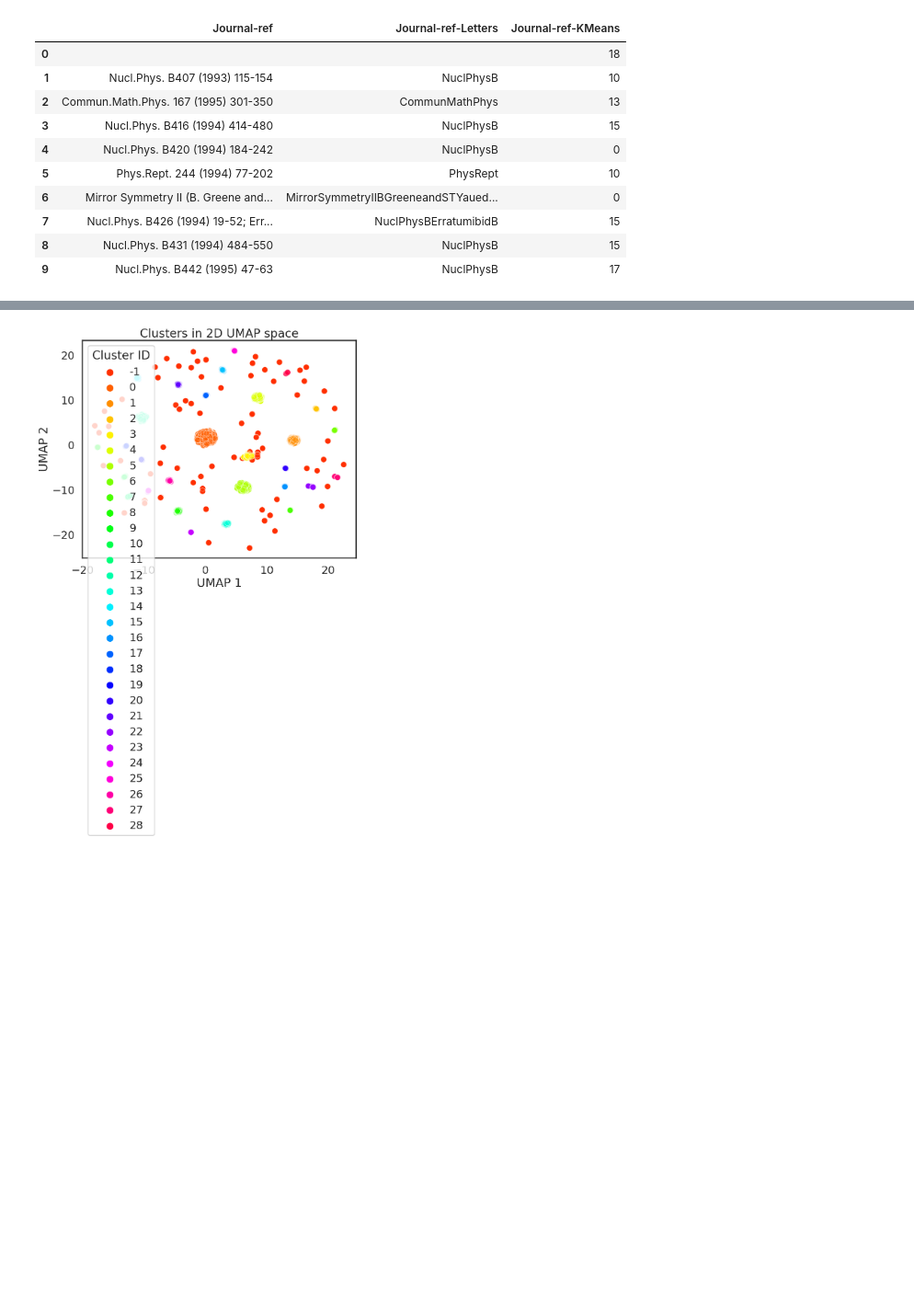
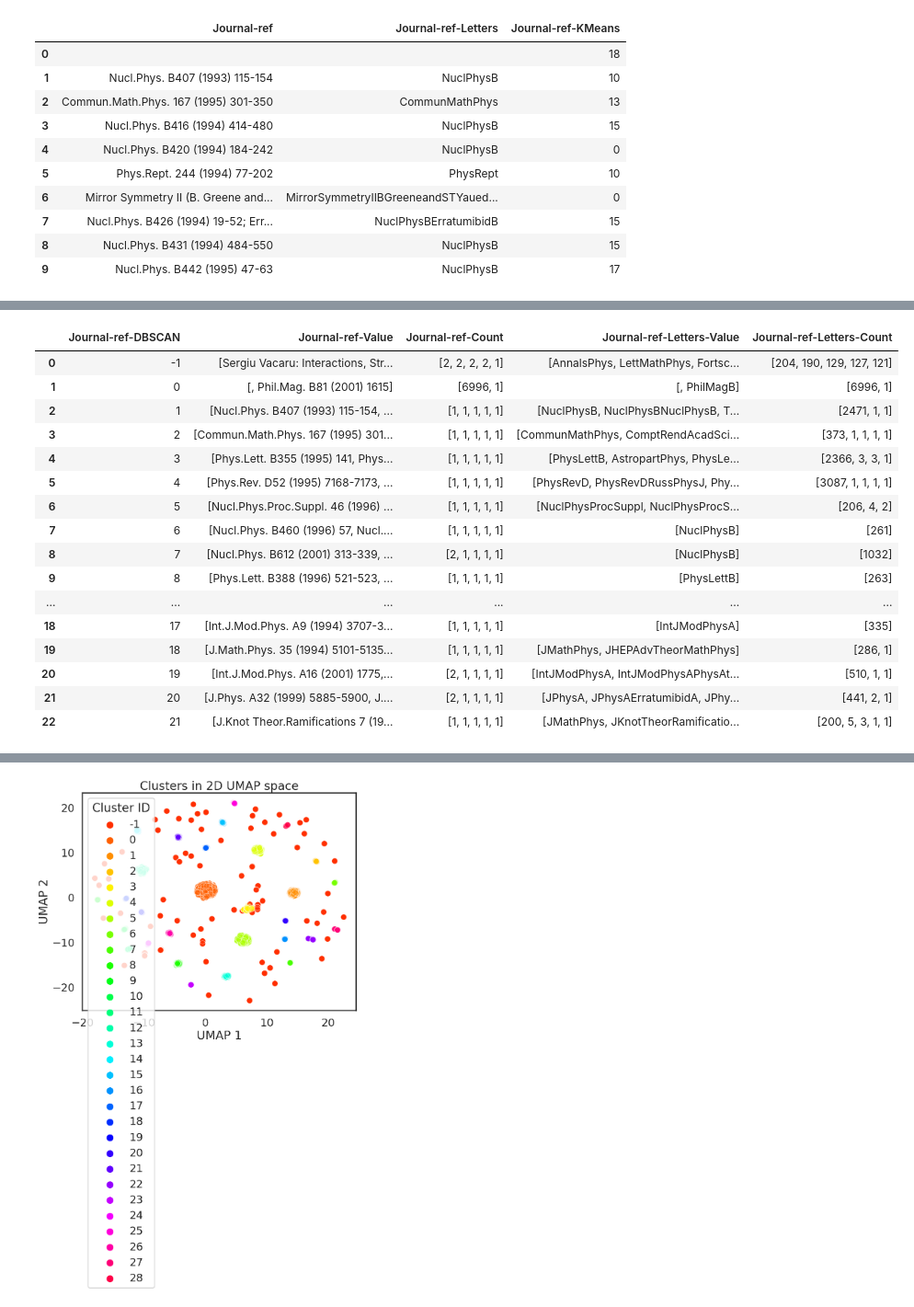
Before and after one commit to Graphlet-AI/graphml-class, a Jupyter notebook: Part 1 - Knowledge Graph Construction.ipynb, the cells around one changed output, grey strips where cells are left out. Shown at 92% size. Drawn from its saved outputs; the diff is of its cells as text; code cells hidden in the pictures; blank space fills up the shorter version.

```diff
--- a/Part 1 - Knowledge Graph Construction.ipynb
+++ b/Part 1 - Knowledge Graph Construction.ipynb
@@ -792 +831,32 @@ np.unique(clusters, return_counts=True)
+# %%
+def get_top_n_values(group, n=5):
+    result = {}
+    for column in ["Journal-ref", "Journal-ref-Letters"]:
+        top_values = group[column].value_counts().nlargest(n)
+        result[f"{column}-Value"] = top_values.index.tolist()
+        result[f"{column}-Count"] = top_values.values.tolist()
+    return pd.Series(result)
+
+# Grouping by 'Journal-ref-DBSCAN' and applying the function
+top_values_df = node_df.groupby("Journal-ref-DBSCAN").apply(get_top_n_values).reset_index()
+
+top_values_df
+# %% [output]
+|  | Journal-ref-DBSCAN | Journal-ref-Value | Journal-ref-Count | Journal-ref-Letters-Value | Journal-ref-Letters-Count |
+| 0 | -1 | [Sergiu Vacaru: Interactions, Str... | [2, 2, 2, 2, 1] | [AnnalsPhys, LettMathPhys, Fortsc... | [204, 190, 129, 127, 121] |
+| 1 | 0 | [, Phil.Mag. B81 (2001) 1615] | [6996, 1] | [, PhilMagB] | [6996, 1] |
+| 2 | 1 | [Nucl.Phys. B407 (1993) 115-154, ... | [1, 1, 1, 1, 1] | [NuclPhysB, NuclPhysBNuclPhysB, T... | [2471, 1, 1] |
+| 3 | 2 | [Commun.Math.Phys. 167 (1995) 301... | [1, 1, 1, 1, 1] | [CommunMathPhys, ComptRendAcadSci... | [373, 1, 1, 1, 1] |
+| 4 | 3 | [Phys.Lett. B355 (1995) 141, Phys... | [1, 1, 1, 1, 1] | [PhysLettB, AstropartPhys, PhysLe... | [2366, 3, 3, 1] |
+| 5 | 4 | [Phys.Rev. D52 (1995) 7168-7173, ... | [1, 1, 1, 1, 1] | [PhysRevD, PhysRevDRussPhysJ, Phy... | [3087, 1, 1, 1, 1] |
+| 6 | 5 | [Nucl.Phys.Proc.Suppl. 46 (1996) ... | [1, 1, 1, 1, 1] | [NuclPhysProcSuppl, NuclPhysProcS... | [206, 4, 2] |
+| 7 | 6 | [Nucl.Phys. B460 (1996) 57, Nucl.... | [1, 1, 1, 1, 1] | [NuclPhysB] | [261] |
+| 8 | 7 | [Nucl.Phys. B612 (2001) 313-339, ... | [2, 1, 1, 1, 1] | [NuclPhysB] | [1032] |
+| 9 | 8 | [Phys.Lett. B388 (1996) 521-523, ... | [1, 1, 1, 1, 1] | [PhysLettB] | [263] |
+| ... | ... | ... | ... | ... | ... |
+| 18 | 17 | [Int.J.Mod.Phys. A9 (1994) 3707-3... | [1, 1, 1, 1, 1] | [IntJModPhysA] | [335] |
+| 19 | 18 | [J.Math.Phys. 35 (1994) 5101-5135... | [1, 1, 1, 1, 1] | [JMathPhys, JHEPAdvTheorMathPhys] | [286, 1] |
+| 20 | 19 | [Int.J.Mod.Phys. A16 (2001) 1775,... | [2, 1, 1, 1, 1] | [IntJModPhysA, IntJModPhysAPhysAt... | [510, 1, 1] |
+| 21 | 20 | [J.Phys. A32 (1999) 5885-5900, J.... | [2, 1, 1, 1, 1] | [JPhysA, JPhysAErratumibidA, JPhy... | [441, 2, 1] |
+| 22 | 21 | [J.Knot Theor.Ramifications 7 (19... | [1, 1, 1, 1, 1] | [JMathPhys, JKnotTheorRamificatio... | [200, 5, 3, 1, 1] |
 # %%
```
Also changed, not shown: parts of 17 cells of this notebook.
